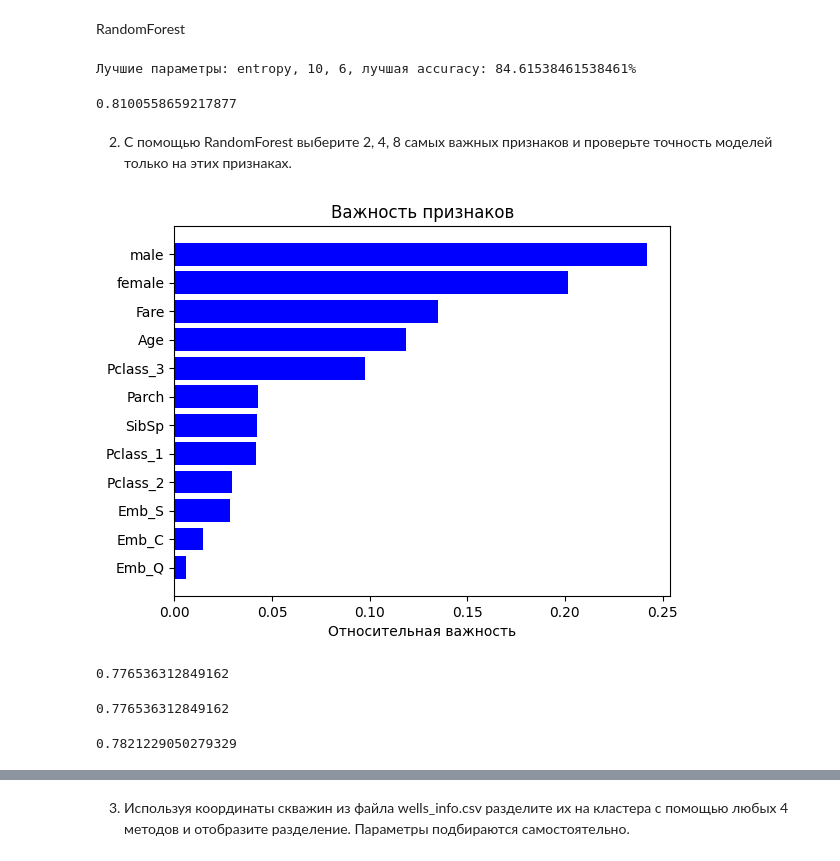
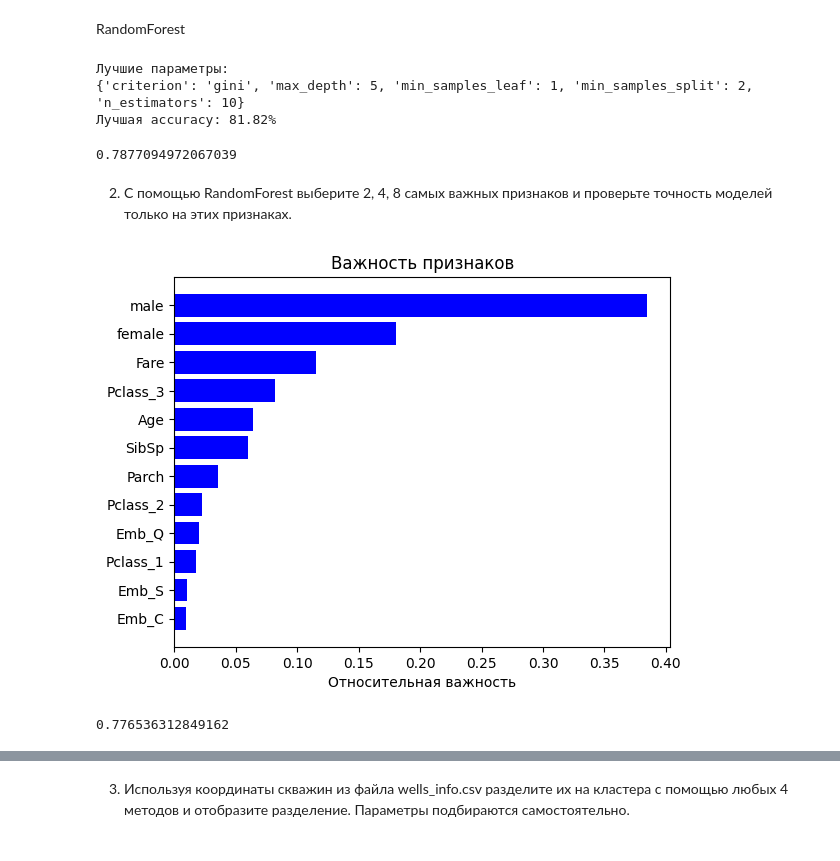
Before and after one commit to Grenka054/dPAK-2, a Jupyter notebook: 9/nineth.ipynb, the cells around one changed output, grey strips where cells are left out. Saved outputs shown, nothing was run; the diff lists cells and outputs as text; code cells hidden in the pictures.

Commit message:
GridSearchCV

```diff
--- a/9/nineth.ipynb
+++ b/9/nineth.ipynb
@@ -55,7 +55,7 @@ def prepare_num(df):
     df_num = pd.concat((df_num, df_sex, df_emb, df_pcl), axis=1)
     return df_num
 # %%
-def split_data(df):
+def split_data(X_scaled, y):
     X_train, X_test, y_train, y_test = train_test_split(X_scaled, y, test_size=0.2, random_state=1)
     X_train, X_val, y_train, y_val = train_test_split(X_train, y_train, test_size=0.2, random_state=1)
     return X_train, X_val, X_test, y_train, y_val, y_test
@@ -69,7 +69,7 @@ X = df_main.drop(['PassengerId', 'Survived', 'Name', 'Ticket', 'Cabin'], axis=1)
 X_prepared = prepare_num(X)
 X_prepared = X_prepared.fillna(X_prepared.median())
 X_scaled = scale_data(X_prepared)
-X_train, X_val, X_test, y_train, y_val, y_test = split_data(X)
+X_train, X_val, X_test, y_train, y_val, y_test = split_data(X_scaled, y)
 X_prepared
 # %% [output]
 |  | Age | SibSp | Parch | Fare | female | male | Emb_C | Emb_Q | Emb_S | Pclass_1 | Pclass_2 | ... |
@@ -110 +93,23 @@ def random_forest(X_train, X_val, y_train, y_val):
+# %%
+def random_forest(X_train, X_val, y_train, y_val):
+    clf = RandomForestClassifier()
+    parameters = {'n_estimators': range (10, 30, 10),
+                  'max_depth': range (1,13, 2),
+                  'min_samples_leaf': range (1,8),
+                  'min_samples_split': range (2,10,2),
+                  'criterion': ['gini', 'entropy', 'log_loss']}
+    grid = GridSearchCV(clf, parameters, cv=5)
+    grid.fit(X_train, y_train)
+    max_depth = grid.best_params_.get("max_depth")
+    min_samples_leaf = grid.best_params_.get("min_samples_leaf")
+    min_samples_split = grid.best_params_.get("min_samples_split")
+    n_estimators = grid.best_params_.get("n_estimators")
+    criterion = grid.best_params_.get("criterion")
+    model = RandomForestClassifier(n_estimators=n_estimators, criterion=criterion, max_depth=max_depth, min_samples_leaf=min_samples_leaf, min_samples_split=min_samples_split)
+    model.fit(X_train, y_train)
+    predict = model.predict(X_val)
+    acc = accuracy_score(y_val, predict)
+    print(f"Лучшие параметры:\n{grid.best_params_}")
+    print("Лучшая accuracy: {:.2%}".format(acc))
+    return model
 # %%
@@ -114,50 +117,37 @@ def get_accuracy(X_test, y_test, cr_0, est_0, dep, acc_0):
     predict = model.predict(X_test)
     return accuracy_score(y_test, predict)
-# %%
-cr_0, est_0, dep, acc_0 = random_forest(X_train, X_val, y_train, y_val)
-print(f"Лучшие параметры: {cr_0}, {est_0}, {dep}, лучшая accuracy: {acc_0 * 100}%")
-# %% [output]
-Лучшие параметры: entropy, 10, 6, лучшая accuracy: 84.61538461538461%
-# %%
-get_accuracy(X_test, y_test, cr_0, est_0, dep, acc_0)
-# %% [output]
-0.8100558659217877
+# %%
+model = random_forest(X_train, X_val, y_train, y_val)
+get_accuracy(model, X_test, y_test)
+# %% [output]
+Лучшие параметры:
+{'criterion': 'gini', 'max_depth': 5, 'min_samples_leaf': 1, 'min_samples_split': 2, 'n_estimators': 10}
+Лучшая accuracy: 81.82%
+0.7877094972067039
 # %% [markdown]
 2. С помощью RandomForest выберите 2, 4, 8 самых важных признаков и проверьте точность моделей только на этих признаках.
 # %%
-model = RandomForestClassifier(n_estimators=est_0, max_depth=dep, criterion=cr_0)
-model.fit(X_train, y_train)
 importances = model.feature_importances_
 features = X_prepared.columns
 
 # Добавление сортировки по важности
 indices = np.argsort(importances)
 
 plt.title('Важность признаков')
 plt.barh(range(len(indices)), importances[indices], color='b', align='center')
 plt.yticks(range(len(indices)), features[indices])
 plt.xlabel('Относительная важность')
 plt.show()
 # %% [output]
-[figure, old version]
+[figure, new version]
 # %%
-X_2 = X_prepared[features[indices][-2:]]
-X_scaled = scale_data(X_2)
-X_train, X_val, X_test, y_train, y_val, y_test = split_data(X_2)
-get_accuracy(X_test, y_test, cr_0, est_0, dep, acc_0)
+def test_n_features(model, X_prepared, y, n):
+    X = X_prepared[features[indices][-n:]]
+    X = scale_data(X)
+    X_train, X_val, X_test, y_train, y_val, y_test = split_data(X, y)
+    model.fit(X_train, y_train)
+    return get_accuracy(model, X_test, y_test)
-# %% [output]
-0.776536312849162
-# %%
-X_4 = X_prepared[features[indices][-4:]]
-X_scaled = scale_data(X_4)
-X_train, X_val, X_test, y_train, y_val, y_test = split_data(X_4)
-get_accuracy(X_test, y_test, cr_0, est_0, dep, acc_0)
-# %% [output]
-0.776536312849162
-# %%
-X_8 = X_prepared[features[indices][-8:]]
-X_scaled = scale_data(X_8)
-X_train, X_val, X_test, y_train, y_val, y_test = split_data(X_8)
-get_accuracy(X_test, y_test, cr_0, est_0, dep, acc_0)
-# %% [output]
-0.7821229050279329
+# %%
+test_n_features(model, X_prepared, y, 2)
+# %% [output]
+0.776536312849162
```
Also changed, not shown: parts of 6 cells of this notebook.
